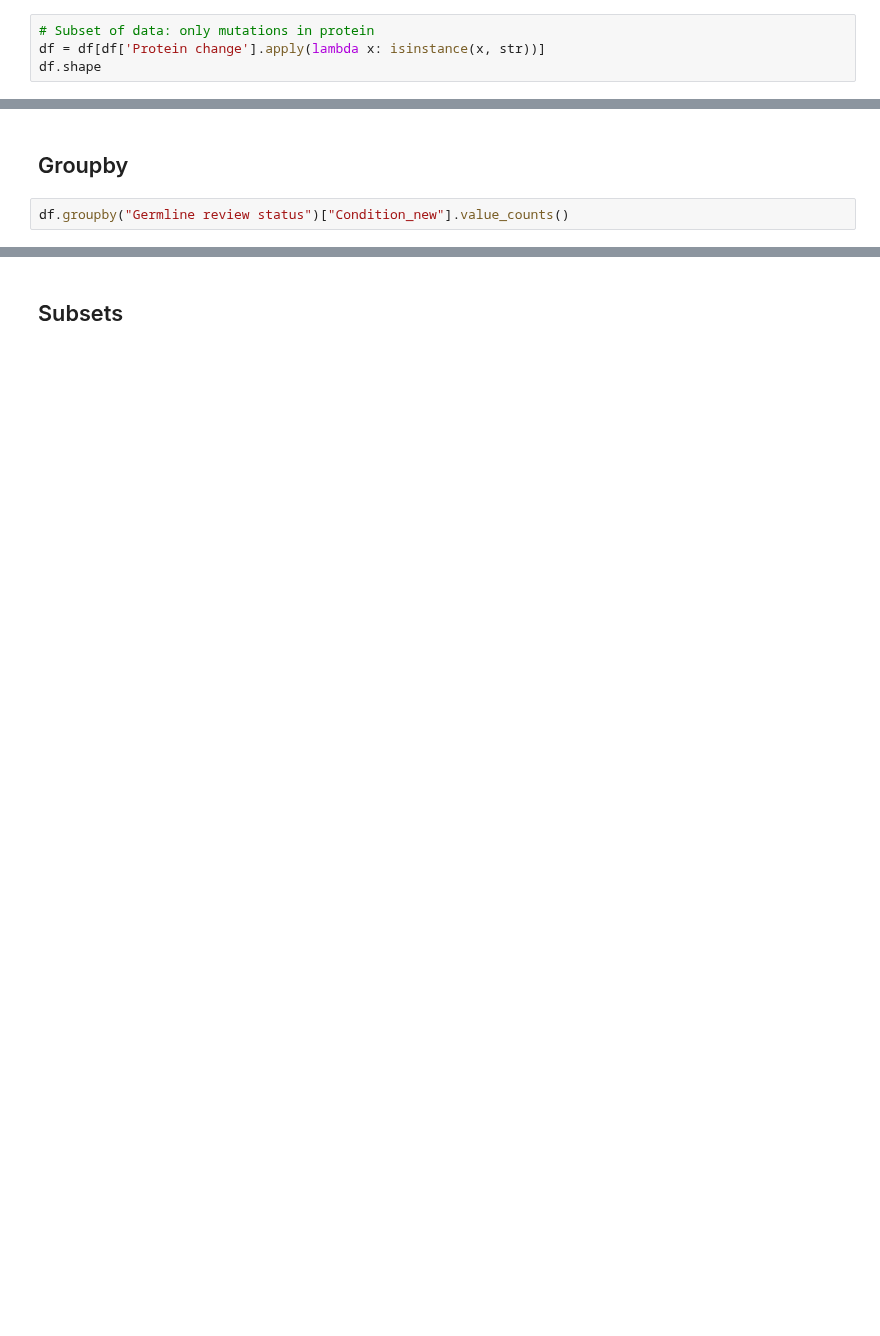
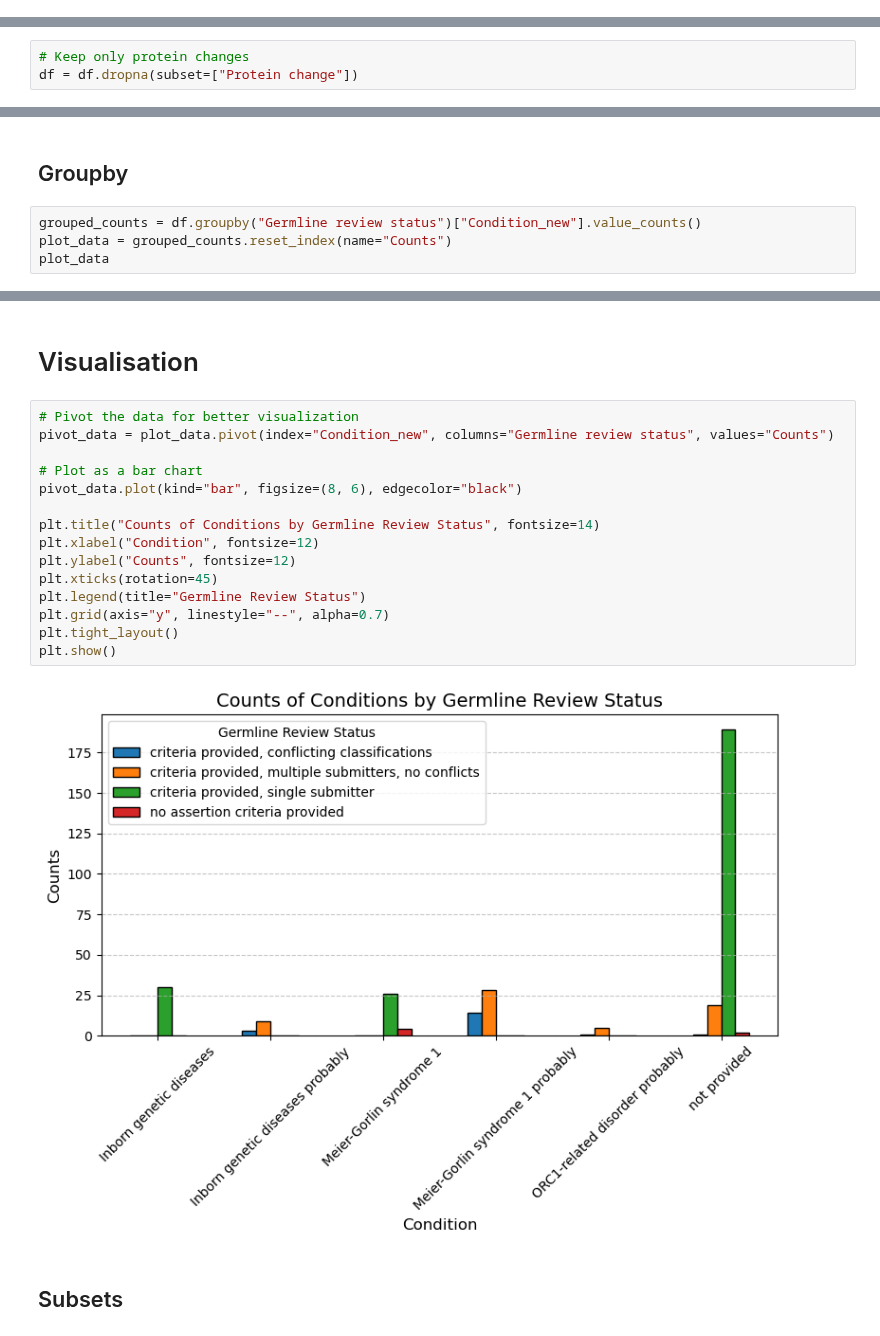
Before and after one commit to Lopatushka/ORC1, a Jupyter notebook: clinvar_analysis.ipynb, the cells around one changed output, grey strips where cells are left out. Cells and saved outputs as stored; diff of their text form; blank space fills up the shorter version.

Commit message:
add graphics

```diff
--- a/clinvar_analysis.ipynb
+++ b/clinvar_analysis.ipynb
@@ -33,7 +39,3 @@ df = df[df['Gene(s)'] == 'ORC1'] # save only ORC1 gene - delete 7 records
 df.shape
 # %% [output]
 (333, 25)
-# %%
-# Subset of data: only mutations in protein
-df = df[df['Protein change'].apply(lambda x: isinstance(x, str))]
-df.shape
@@ -54,3 +56,6 @@ df[df['Protein change'] == 'R396W']
+# %%
+# Keep only protein changes
+df = df.dropna(subset=["Protein change"])
 # %% [markdown]
 ## Look at the different columns of df
 # %%
@@ -73,4 +92,6 @@ df['Condition_new'].value_counts()
 # %% [markdown]
 ## Groupby
 # %%
-df.groupby("Germline review status")["Condition_new"].value_counts()
+grouped_counts = df.groupby("Germline review status")["Condition_new"].value_counts()
+plot_data = grouped_counts.reset_index(name="Counts")
+plot_data
@@ -77,3 +113,22 @@ df.groupby("Germline review status")["Condition_new"].value_counts()
+# %% [markdown]
+# Visualisation
+# %%
+# Pivot the data for better visualization
+pivot_data = plot_data.pivot(index="Condition_new", columns="Germline review status", values="Counts")
+
+# Plot as a bar chart
+pivot_data.plot(kind="bar", figsize=(8, 6), edgecolor="black")
+
+plt.title("Counts of Conditions by Germline Review Status", fontsize=14)
+plt.xlabel("Condition", fontsize=12)
+plt.ylabel("Counts", fontsize=12)
+plt.xticks(rotation=45)
+plt.legend(title="Germline Review Status")
+plt.grid(axis="y", linestyle="--", alpha=0.7)
+plt.tight_layout()
+plt.show()
+# %% [output]
+[figure, added]
 # %% [markdown]
 ## Subsets
 # %%
```
Also changed, not shown: parts of 12 cells of this notebook.
